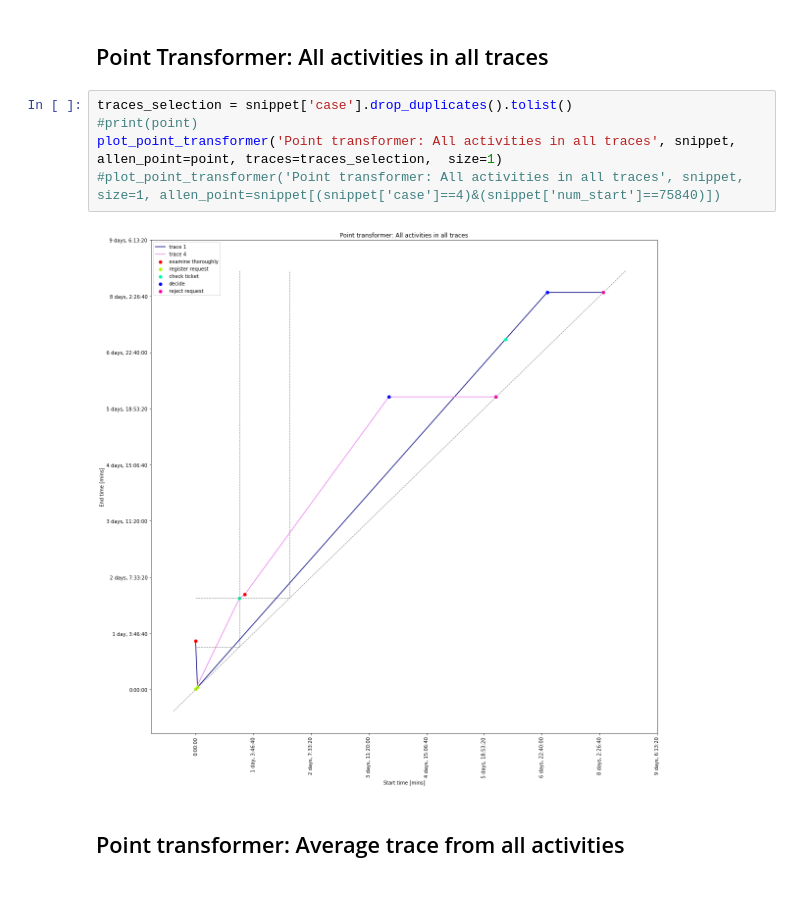
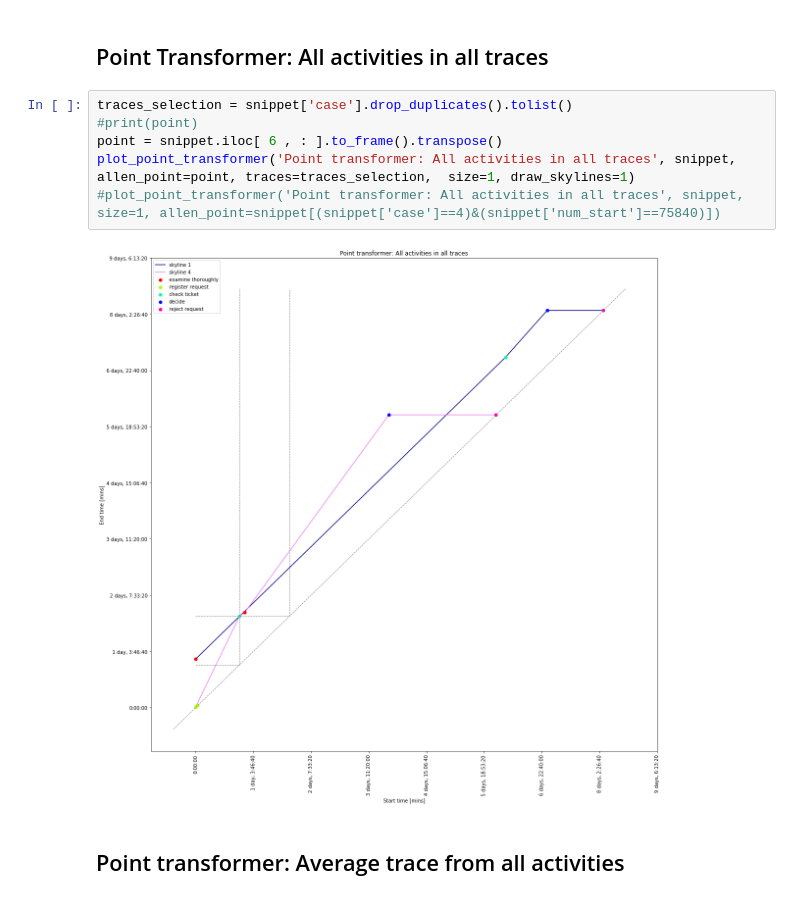
Before and after one commit to andreamalhera/perfSky, a Jupyter notebook: notebooks/pointTransformer.ipynb, the cells around one changed output. Drawn from its saved outputs; the diff is of its cells as text.

```diff
--- a/notebooks/pointTransformer.ipynb
+++ b/notebooks/pointTransformer.ipynb
@@ -358,10 +357,11 @@ plot_point_transformer('Point transformer: Trace '+ str(traces_selection) + ' on
 # %%
 traces_selection = snippet['case'].drop_duplicates().tolist()
 #print(point)
-plot_point_transformer('Point transformer: All activities in all traces', snippet, allen_point=point, traces=traces_selection,  size=1)
+point = snippet.iloc[ 6 , : ].to_frame().transpose()
+plot_point_transformer('Point transformer: All activities in all traces', snippet, allen_point=point, traces=traces_selection,  size=1, draw_skylines=1)
 #plot_point_transformer('Point transformer: All activities in all traces', snippet, size=1, allen_point=snippet[(snippet['case']==4)&(snippet['num_start']==75840)])
 # %% [output]
-[figure, old version]
+[figure, new version]
 # %% [markdown]
 ## Point transformer: Average trace from all activities
 # %%
```
Also changed, not shown: parts of 4 cells of this notebook.
